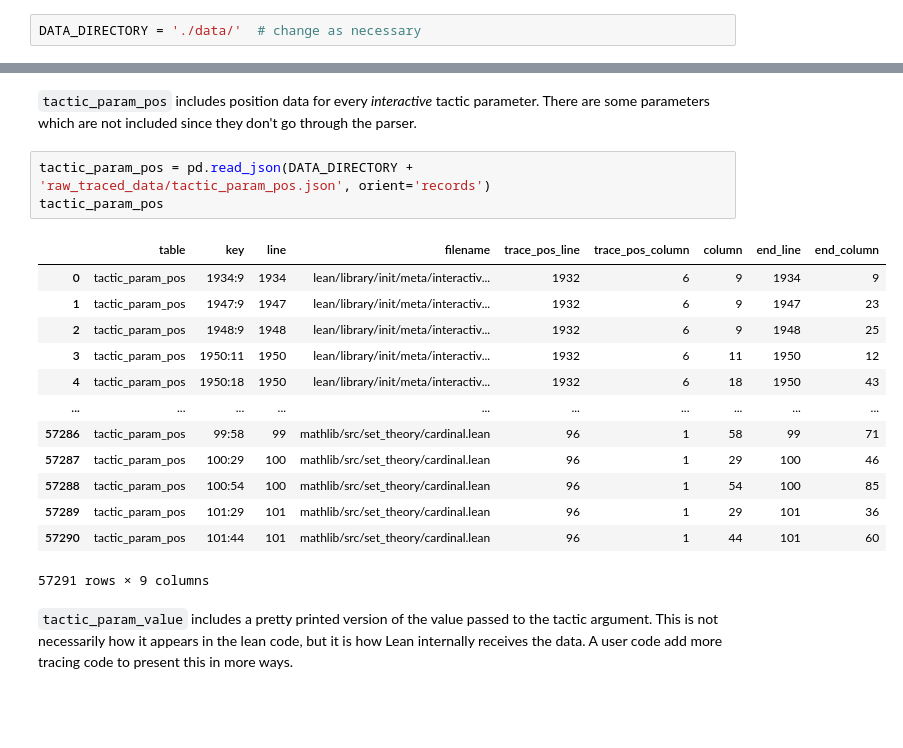
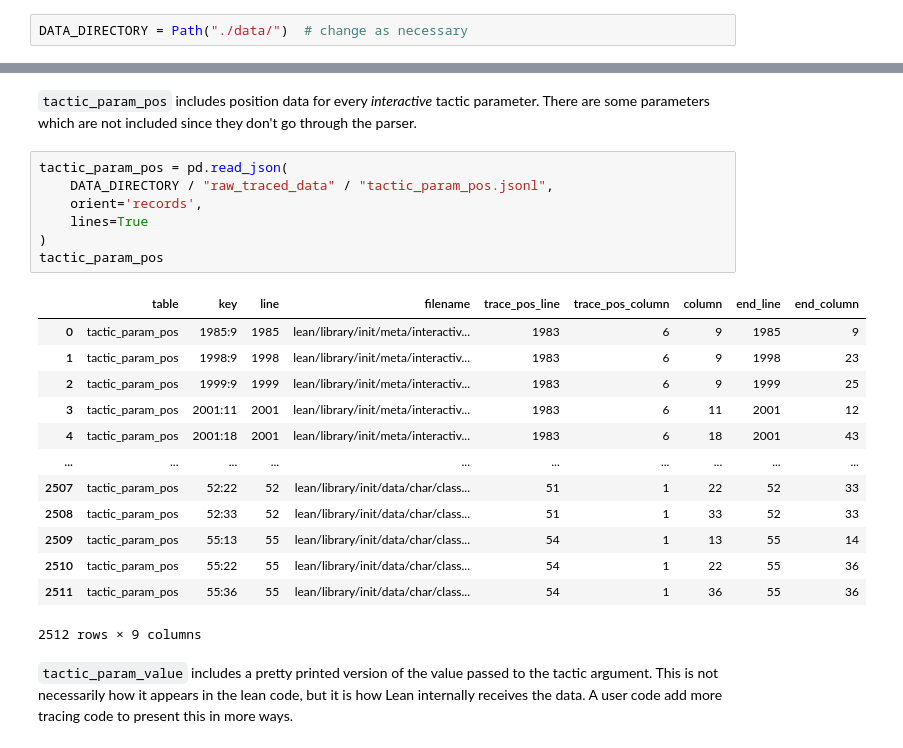
Before and after one commit to jasonrute/lean_proof_recording, a Jupyter notebook: data_examples.ipynb, the cells around one changed output, grey strips where cells are left out. Saved outputs shown, nothing was run; the diff lists cells and outputs as text; blank space fills up the shorter version.

```diff
--- a/data_examples.ipynb
+++ b/data_examples.ipynb
@@ -12,5 +10,5 @@ import numpy as np
 # %%
-DATA_DIRECTORY = './data/'  # change as necessary
+DATA_DIRECTORY = Path("./data/")  # change as necessary
 # %% [markdown]
 ## The traced data
 # %% [markdown]
@@ -75,22 +85,26 @@ tactic_state_goal
 # %% [markdown]
 `tactic_param_pos` includes position data for every *interactive* tactic parameter.  There are some parameters which are not included since they don't go through the parser.
 # %%
-tactic_param_pos = pd.read_json(DATA_DIRECTORY + 'raw_traced_data/tactic_param_pos.json', orient='records')
+tactic_param_pos = pd.read_json(
+    DATA_DIRECTORY / "raw_traced_data" / "tactic_param_pos.jsonl",
+    orient='records',
+    lines=True
+)
 tactic_param_pos
 # %% [output]
 |  | table | key | line | filename | trace_pos_line | trace_pos_column | column | end_line | end_column |
-| 0 | tactic_param_pos | 1934:9 | 1934 | lean/library/init/meta/interactiv... | 1932 | 6 | 9 | 1934 | 9 |
-| 1 | tactic_param_pos | 1947:9 | 1947 | lean/library/init/meta/interactiv... | 1932 | 6 | 9 | 1947 | 23 |
-| 2 | tactic_param_pos | 1948:9 | 1948 | lean/library/init/meta/interactiv... | 1932 | 6 | 9 | 1948 | 25 |
-| 3 | tactic_param_pos | 1950:11 | 1950 | lean/library/init/meta/interactiv... | 1932 | 6 | 11 | 1950 | 12 |
-| 4 | tactic_param_pos | 1950:18 | 1950 | lean/library/init/meta/interactiv... | 1932 | 6 | 18 | 1950 | 43 |
+| 0 | tactic_param_pos | 1985:9 | 1985 | lean/library/init/meta/interactiv... | 1983 | 6 | 9 | 1985 | 9 |
+| 1 | tactic_param_pos | 1998:9 | 1998 | lean/library/init/meta/interactiv... | 1983 | 6 | 9 | 1998 | 23 |
+| 2 | tactic_param_pos | 1999:9 | 1999 | lean/library/init/meta/interactiv... | 1983 | 6 | 9 | 1999 | 25 |
+| 3 | tactic_param_pos | 2001:11 | 2001 | lean/library/init/meta/interactiv... | 1983 | 6 | 11 | 2001 | 12 |
+| 4 | tactic_param_pos | 2001:18 | 2001 | lean/library/init/meta/interactiv... | 1983 | 6 | 18 | 2001 | 43 |
 | ... | ... | ... | ... | ... | ... | ... | ... | ... | ... |
-| 57286 | tactic_param_pos | 99:58 | 99 | mathlib/src/set_theory/cardinal.lean | 96 | 1 | 58 | 99 | 71 |
-| 57287 | tactic_param_pos | 100:29 | 100 | mathlib/src/set_theory/cardinal.lean | 96 | 1 | 29 | 100 | 46 |
-| 57288 | tactic_param_pos | 100:54 | 100 | mathlib/src/set_theory/cardinal.lean | 96 | 1 | 54 | 100 | 85 |
-| 57289 | tactic_param_pos | 101:29 | 101 | mathlib/src/set_theory/cardinal.lean | 96 | 1 | 29 | 101 | 36 |
-| 57290 | tactic_param_pos | 101:44 | 101 | mathlib/src/set_theory/cardinal.lean | 96 | 1 | 44 | 101 | 60 |
+| 2507 | tactic_param_pos | 52:22 | 52 | lean/library/init/data/char/class... | 51 | 1 | 22 | 52 | 33 |
+| 2508 | tactic_param_pos | 52:33 | 52 | lean/library/init/data/char/class... | 51 | 1 | 33 | 52 | 33 |
+| 2509 | tactic_param_pos | 55:13 | 55 | lean/library/init/data/char/class... | 54 | 1 | 13 | 55 | 14 |
+| 2510 | tactic_param_pos | 55:22 | 55 | lean/library/init/data/char/class... | 54 | 1 | 22 | 55 | 36 |
+| 2511 | tactic_param_pos | 55:36 | 55 | lean/library/init/data/char/class... | 54 | 1 | 36 | 55 | 36 |
-57291 rows × 9 columns
+2512 rows × 9 columns
 # %% [markdown]
 `tactic_param_value` includes a pretty printed version of the value passed to the tactic argument.  This is not necessarily how it appears in the lean code, but it is how Lean internally receives the data.  A user code add more tracing code to present this in more ways.
 # %%
```
Also changed, not shown: parts of 28 cells of this notebook.
